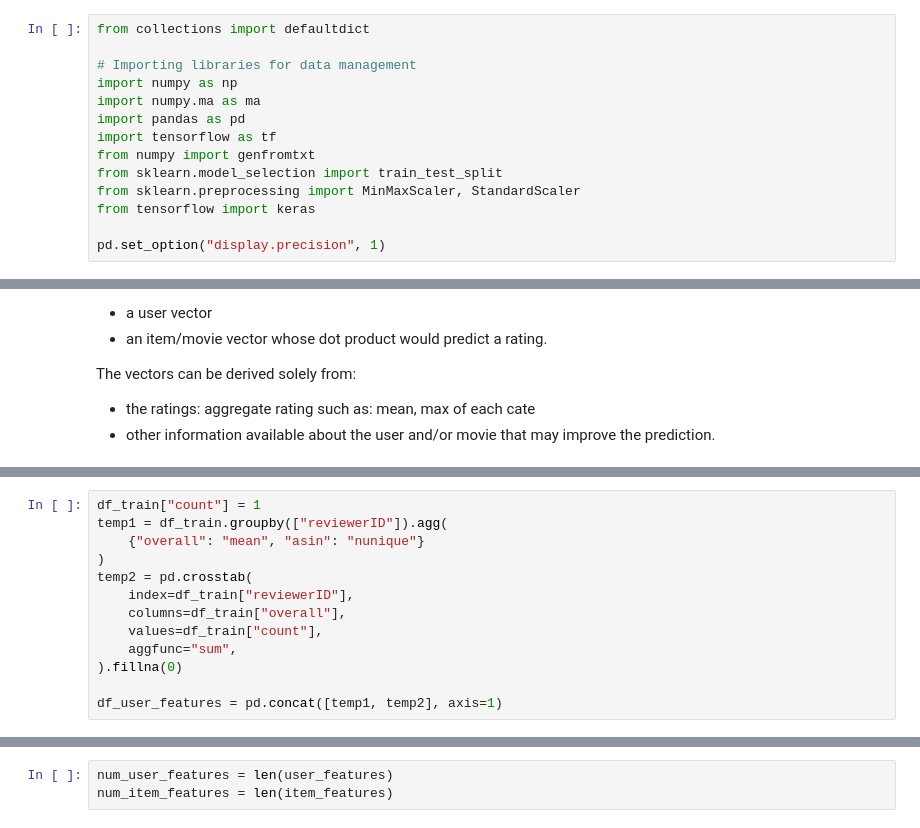
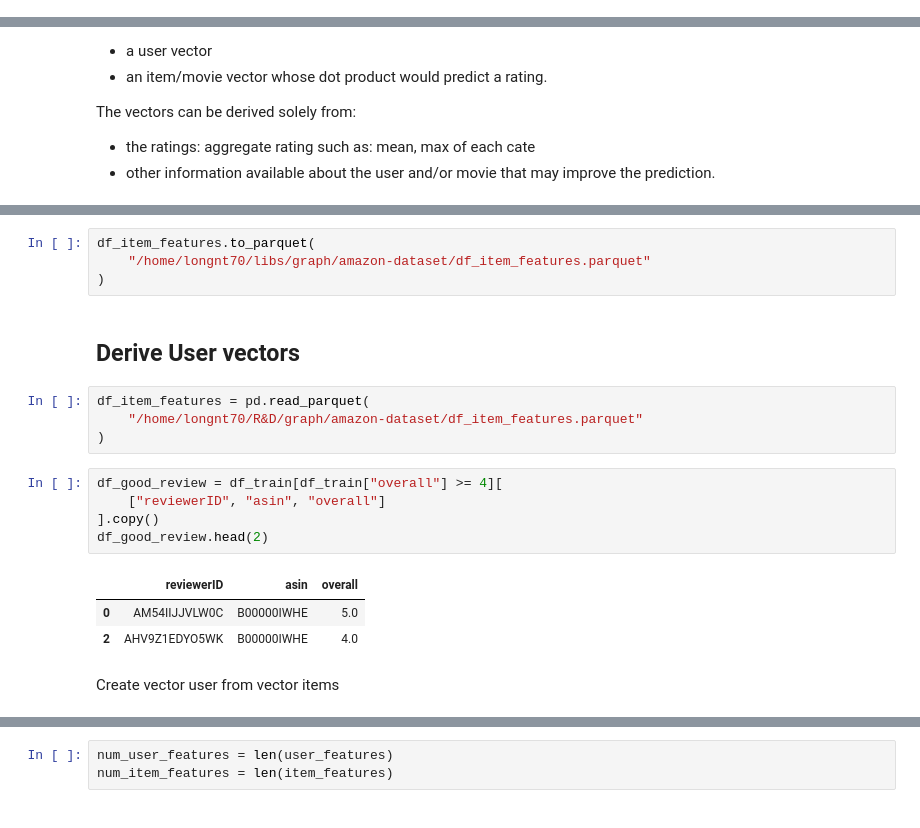
Before and after one commit to tqtensor/bk-imp, a Jupyter notebook: bigdata-mini-project/notebook/model-and-evaluation.ipynb, the cells around one changed output, grey strips where cells are left out. Drawn from its saved outputs; the diff is of its cells as text.

```diff
--- a/bigdata-mini-project/notebook/graph-amazon-project-spark.ipynb
+++ b/bigdata-mini-project/notebook/model-and-evaluation.ipynb
@@ -471,17 +651,3 @@ rmse(y_true, y_pred)
-# %%
-from collections import defaultdict
-
-# Importing libraries for data management
-import numpy as np
-import numpy.ma as ma
-import pandas as pd
-import tensorflow as tf
-from numpy import genfromtxt
-from sklearn.model_selection import train_test_split
-from sklearn.preprocessing import MinMaxScaler, StandardScaler
-from tensorflow import keras
-
-pd.set_option("display.precision", 1)
 # %% [markdown]
 Generated two vectors
 <div>
@@ -568,13 +662,0 @@ df_item_features = (
-# %%
-df_train["count"] = 1
-temp1 = df_train.groupby(["reviewerID"]).agg(
-    {"overall": "mean", "asin": "nunique"}
-)
-temp2 = pd.crosstab(
-    index=df_train["reviewerID"],
-    columns=df_train["overall"],
-    values=df_train["count"],
-    aggfunc="sum",
-).fillna(0)
-
-df_user_features = pd.concat([temp1, temp2], axis=1)
@@ -669,0 +742,21 @@ y_test = scalerTarget.transform(y_test.reshape(-1, 1))
+# %%
+df_item_features.to_parquet(
+    "/home/longnt70/libs/graph/amazon-dataset/df_item_features.parquet"
+)
+# %% [markdown]
+## Derive User vectors
+# %%
+df_item_features = pd.read_parquet(
+    "/home/longnt70/R&D/graph/amazon-dataset/df_item_features.parquet"
+)
+# %%
+df_good_review = df_train[df_train["overall"] >= 4][
+    ["reviewerID", "asin", "overall"]
+].copy()
+df_good_review.head(2)
+# %% [output]
+|  | reviewerID | asin | overall |
+| 0 | AM54IIJJVLW0C | B00000IWHE | 5.0 |
+| 2 | AHV9Z1EDYO5WK | B00000IWHE | 4.0 |
+# %% [markdown]
+Create vector user from vector items
```
Also changed, not shown: parts of 205 cells of this notebook, 3 other files.
